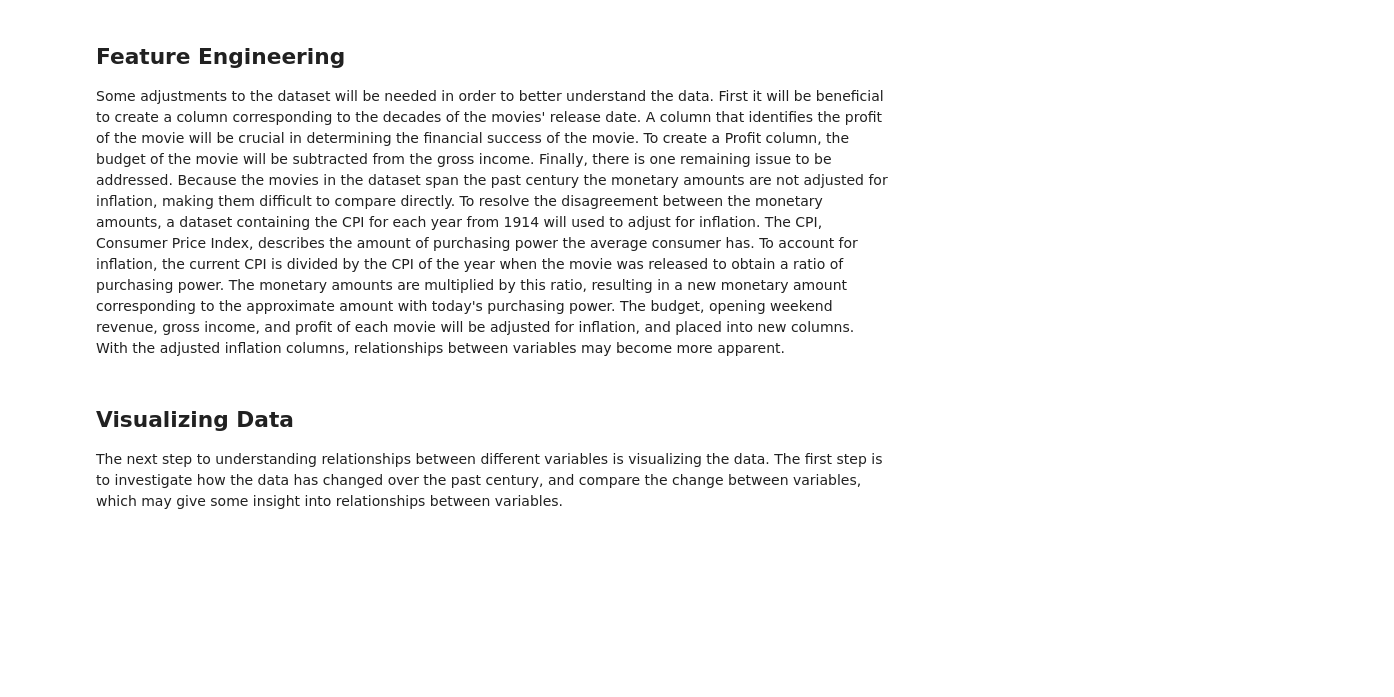
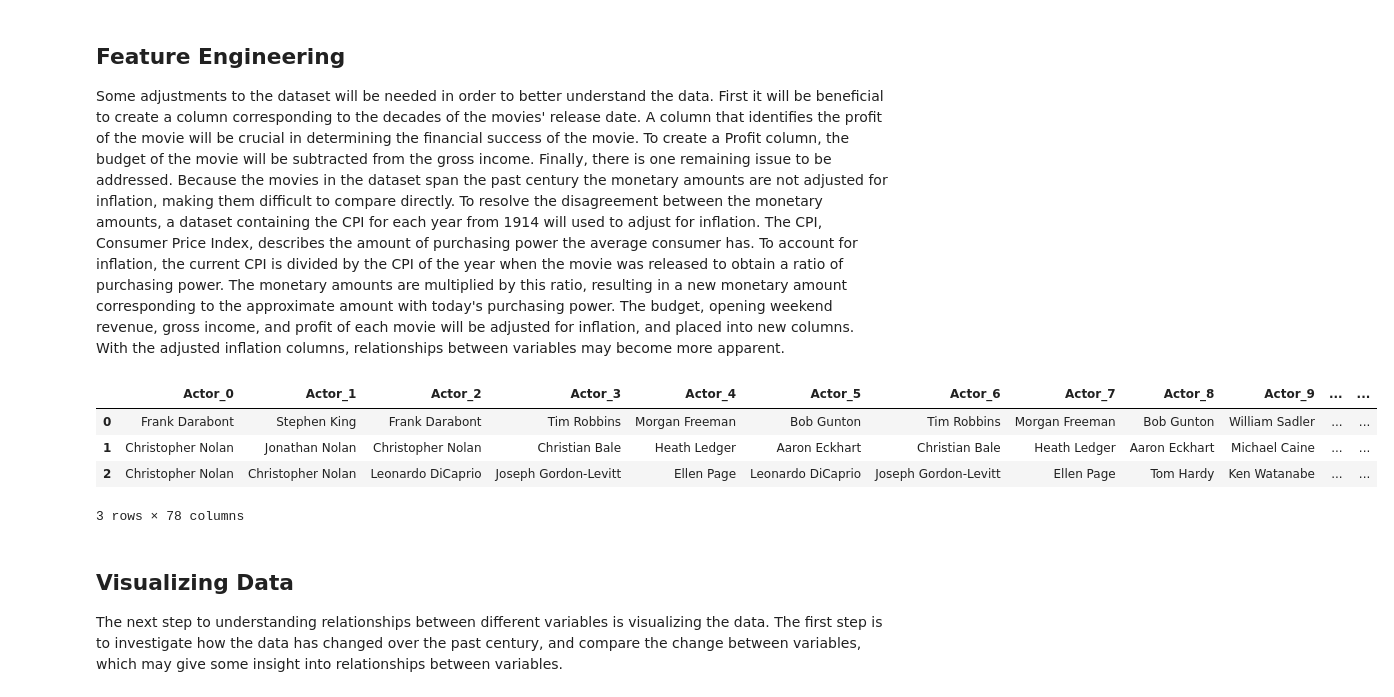
Before and after one commit to brookemosby/Movies, a Jupyter notebook: Jarvis_Project.ipynb, the cells around one changed output. Cells and saved outputs as stored; diff of their text form; code cells hidden in the pictures; blank space fills up the shorter version.

```diff
--- a/Jarvis_Project.ipynb
+++ b/Jarvis_Project.ipynb
@@ -273,32 +353,36 @@ df.to_csv( "Cleaned_Data.csv" )
 ## Feature Engineering
 Some adjustments to the dataset will be needed in order to better understand the data. First it will be beneficial to create a column corresponding to the decades of the movies' release date. A column that identifies the profit of the movie will be crucial in determining the financial success of the movie. To create a Profit column, the budget of the movie will be subtracted from the gross income. Finally, there is one remaining issue to be addressed. Because the movies in the dataset span the past century the monetary amounts are not adjusted for inflation, making them difficult to compare directly. To resolve the disagreement between the monetary amounts, a dataset containing the CPI for each year from 1914 will used to adjust for inflation. The CPI, Consumer Price Index, describes the amount of purchasing power the average consumer has. To account for inflation, the current CPI is divided by the CPI of the year when the movie was released to obtain a ratio of purchasing power. The monetary amounts are multiplied by this ratio, resulting in a new monetary amount corresponding to the approximate amount with today's purchasing power. The budget, opening weekend revenue, gross income, and profit of each movie will be adjusted for inflation, and placed into new columns. With the adjusted inflation columns, relationships between variables may become more apparent.
 # %%
-# Drop columns with missing data
-df = df.dropna()
 # Calculating the decade for the release date
-df[ "Decade" ] = df[ "Release" ].apply( lambda x: ( ( x.year % 1900 ) // 10 ) * 10 + 1900  )
-df[ "Profit" ] = df[ "Gross" ] - df[ "Budget" ]
+df1[ "Decade" ] = df1[ "Release Date" ].apply( lambda x: ( ( x.year % 1900 ) // 10 ) * 10 + 1900  )
+df1[ "Profit" ] = df1[ "Gross" ] - df1[ "Budget" ]
 
 # Adjusting for inflation
-inflation_rates = pd.read_csv( "inflation_rates.csv", index_col = "Year")
+inflation_rates = pd.read_csv( "Produced_Data/inflation_rates.csv", index_col = "Year")
 current_CPI = float( inflation_rates[ "November" ].iloc[-1] )
 def change_to_current(row):
     """
     Function accepts pd.Series describing a row in pd.DataFrame
     Then creates new columns adjusting for inflation by multiplying by CPI ratio
     Function returns new pd.Series describing row in pd.DataFrame
     """
-    year_release  = row[ "Release" ].year
-    month_release = row[ "Release" ].month - 1
+    year_release  = row[ "Release Date" ].year
+    month_release = row[ "Release Date" ].month - 1
     value_CPI = float( inflation_rates.loc[ year_release ][ 12 ] )
     if value_CPI == 0 :
         row[ "Budget_Adjusted" ], row[ "Gross_Adjusted"  ] = np.nan, np.nan
         row[ "Open_Adjusted"   ], row[ "Profit_Adjusted" ] = np.nan, np.nan
     else:
         row[ "Budget_Adjusted" ] = row[ "Budget" ] * current_CPI / value_CPI
         row[ "Gross_Adjusted"  ] = row[ "Gross"  ] * current_CPI / value_CPI
-        row[ "Open_Adjusted"   ] = row[ "Open"   ] * current_CPI / value_CPI
+        row[ "Open_Adjusted"   ] = row[ "Opening Weekend"   ] * current_CPI / value_CPI
         row[ "Profit_Adjusted" ] = row[ "Profit" ] * current_CPI / value_CPI
     return row
-df = df.apply( change_to_current, axis = 1 )
-df.head(3)
+df1 = df1.apply( change_to_current, axis = 1 )
+df1.head(3)
+# %% [output]
+|  | Actor_0 | Actor_1 | Actor_2 | Actor_3 | Actor_4 | Actor_5 | Actor_6 | Actor_7 | Actor_8 | Actor_9 | ... | ... |
+| 0 | Frank Darabont | Stephen King | Frank Darabont | Tim Robbins | Morgan Freeman | Bob Gunton | Tim Robbins | Morgan Freeman | Bob Gunton | William Sadler | ... | ... |
+| 1 | Christopher Nolan | Jonathan Nolan | Christopher Nolan | Christian Bale | Heath Ledger | Aaron Eckhart | Christian Bale | Heath Ledger | Aaron Eckhart | Michael Caine | ... | ... |
+| 2 | Christopher Nolan | Christopher Nolan | Leonardo DiCaprio | Joseph Gordon-Levitt | Ellen Page | Leonardo DiCaprio | Joseph Gordon-Levitt | Ellen Page | Tom Hardy | Ken Watanabe | ... | ... |
+3 rows × 78 columns
```
Also changed, not shown: parts of 12 cells of this notebook, 4 other files.
